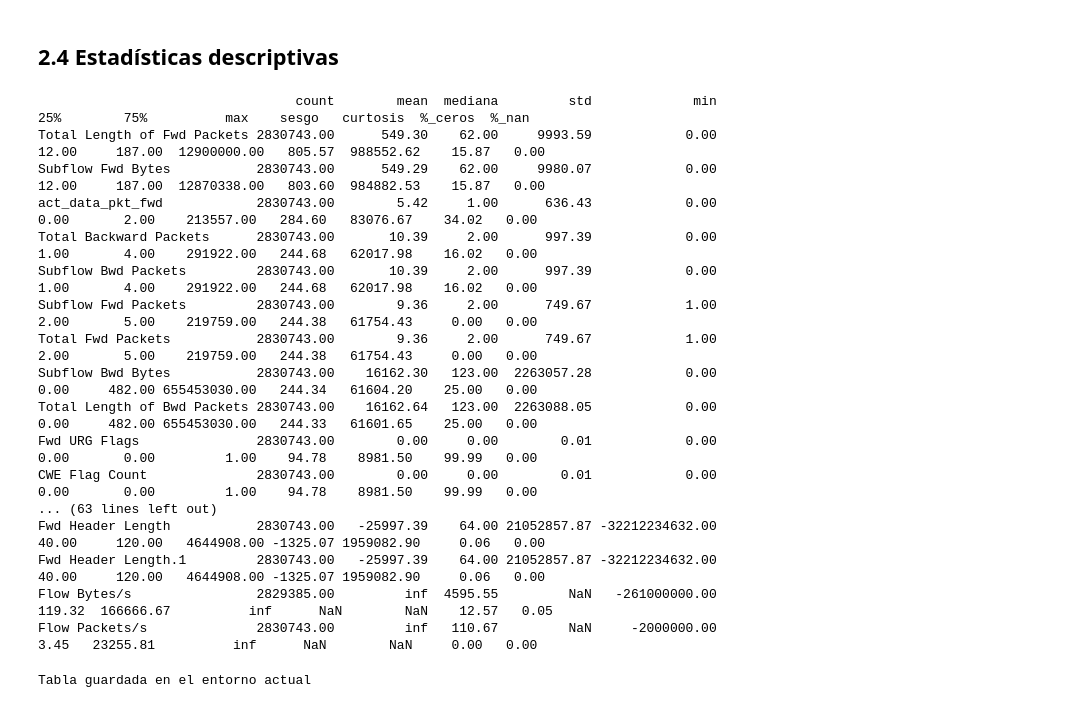
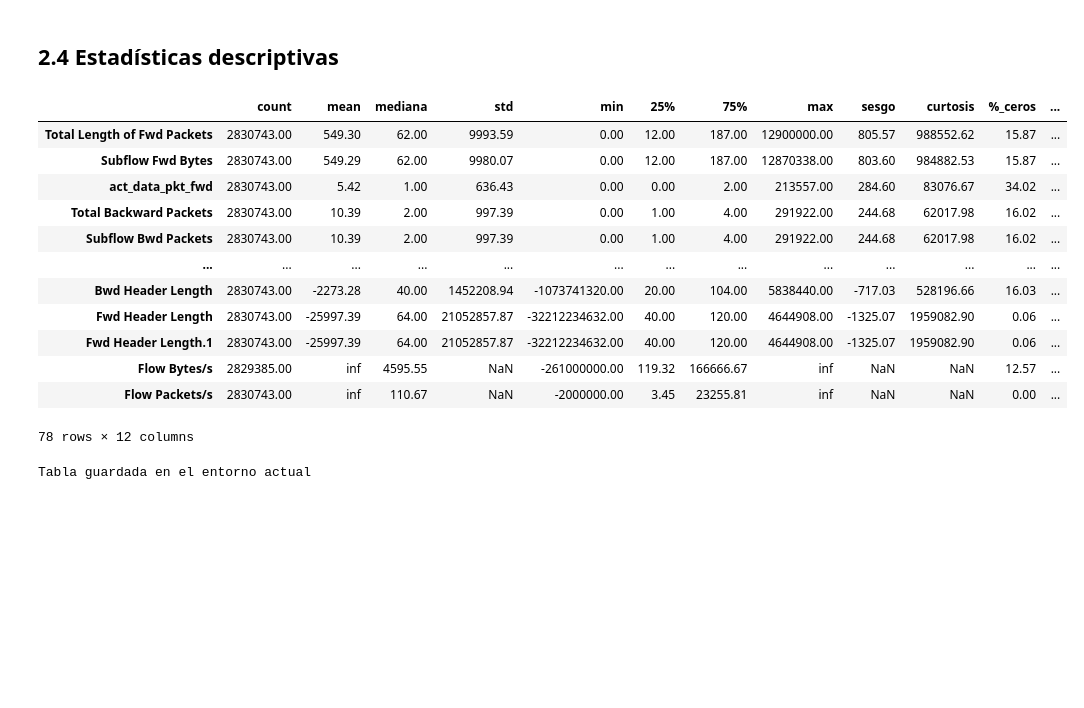
Before and after one commit to jotaeleb/tif-ciencias-de-datos, a Jupyter notebook: notebooks/proyecto.ipynb, the cells around one changed output. Drawn from its saved outputs; the diff is of its cells as text; code cells hidden in the pictures; blank space fills up the shorter version.

```diff
--- a/notebooks/proyecto.ipynb
+++ b/notebooks/proyecto.ipynb
@@ -247,42 +247,38 @@ Los 3 ataques más frecuentes son: DoS Hulk, PortScan y DDoS. Mientras que Heart
 # %%
 # Estadísticos completos
 
 pd.set_option('display.float_format', '{:.2f}'.format) # Desactivar notación científica
 
 # Calcular estadísticos base
 desc = df[num_cols].describe().T
 
 # Métricas adicionales útiles para el EDA
 desc['mediana'] = df[num_cols].median()
 desc['sesgo'] = df[num_cols].skew()
 desc['curtosis'] = df[num_cols].kurtosis()
 desc['%_ceros'] = (df[num_cols] == 0).mean() * 100
 desc['%_nan'] = df[num_cols].isnull().mean() * 100
 
 # Ordenar por sesgo
 desc_sorted = desc.sort_values('sesgo', ascending=False)
 
-print(desc_sorted[['count', 'mean', 'mediana', 'std', 'min',
+desc_sorted[['count', 'mean', 'mediana', 'std', 'min',
                     '25%', '75%', 'max', 'sesgo', 'curtosis',
-                    '%_ceros', '%_nan']].to_string())
+                    '%_ceros', '%_nan']]
 # %% [output]
+|  | count | mean | mediana | std | min | 25% | 75% | max | sesgo | curtosis | %_ceros | ... |
+| Total Length of Fwd Packets | 2830743.00 | 549.30 | 62.00 | 9993.59 | 0.00 | 12.00 | 187.00 | 12900000.00 | 805.57 | 988552.62 | 15.87 | ... |
+| Subflow Fwd Bytes | 2830743.00 | 549.29 | 62.00 | 9980.07 | 0.00 | 12.00 | 187.00 | 12870338.00 | 803.60 | 984882.53 | 15.87 | ... |
+| act_data_pkt_fwd | 2830743.00 | 5.42 | 1.00 | 636.43 | 0.00 | 0.00 | 2.00 | 213557.00 | 284.60 | 83076.67 | 34.02 | ... |
+| Total Backward Packets | 2830743.00 | 10.39 | 2.00 | 997.39 | 0.00 | 1.00 | 4.00 | 291922.00 | 244.68 | 62017.98 | 16.02 | ... |
+| Subflow Bwd Packets | 2830743.00 | 10.39 | 2.00 | 997.39 | 0.00 | 1.00 | 4.00 | 291922.00 | 244.68 | 62017.98 | 16.02 | ... |
+| ... | ... | ... | ... | ... | ... | ... | ... | ... | ... | ... | ... | ... |
+| Bwd Header Length | 2830743.00 | -2273.28 | 40.00 | 1452208.94 | -1073741320.00 | 20.00 | 104.00 | 5838440.00 | -717.03 | 528196.66 | 16.03 | ... |
+| Fwd Header Length | 2830743.00 | -25997.39 | 64.00 | 21052857.87 | -32212234632.00 | 40.00 | 120.00 | 4644908.00 | -1325.07 | 1959082.90 | 0.06 | ... |
+| Fwd Header Length.1 | 2830743.00 | -25997.39 | 64.00 | 21052857.87 | -32212234632.00 | 40.00 | 120.00 | 4644908.00 | -1325.07 | 1959082.90 | 0.06 | ... |
+| Flow Bytes/s | 2829385.00 | inf | 4595.55 | NaN | -261000000.00 | 119.32 | 166666.67 | inf | NaN | NaN | 12.57 | ... |
+| Flow Packets/s | 2830743.00 | inf | 110.67 | NaN | -2000000.00 | 3.45 | 23255.81 | inf | NaN | NaN | 0.00 | ... |
-                                 count        mean  mediana         std             min    25%        75%          max    sesgo   curtosis  %_ceros  %_nan
-Total Length of Fwd Packets 2830743.00      549.30    62.00     9993.59            0.00  12.00     187.00  12900000.00   805.57  988552.62    15.87   0.00
-Subflow Fwd Bytes           2830743.00      549.29    62.00     9980.07            0.00  12.00     187.00  12870338.00   803.60  984882.53    15.87   0.00
-act_data_pkt_fwd            2830743.00        5.42     1.00      636.43            0.00   0.00       2.00    213557.00   284.60   83076.67    34.02   0.00
-Total Backward Packets      2830743.00       10.39     2.00      997.39            0.00   1.00       4.00    291922.00   244.68   62017.98    16.02   0.00
-Subflow Bwd Packets         2830743.00       10.39     2.00      997.39            0.00   1.00       4.00    291922.00   244.68   62017.98    16.02   0.00
-Subflow Fwd Packets         2830743.00        9.36     2.00      749.67            1.00   2.00       5.00    219759.00   244.38   61754.43     0.00   0.00
-Total Fwd Packets           2830743.00        9.36     2.00      749.67            1.00   2.00       5.00    219759.00   244.38   61754.43     0.00   0.00
-Subflow Bwd Bytes           2830743.00    16162.30   123.00  2263057.28            0.00   0.00     482.00 655453030.00   244.34   61604.20    25.00   0.00
-Total Length of Bwd Packets 2830743.00    16162.64   123.00  2263088.05            0.00   0.00     482.00 655453030.00   244.33   61601.65    25.00   0.00
-Fwd URG Flags               2830743.00        0.00     0.00        0.01            0.00   0.00       0.00         1.00    94.78    8981.50    99.99   0.00
-CWE Flag Count              2830743.00        0.00     0.00        0.01            0.00   0.00       0.00         1.00    94.78    8981.50    99.99   0.00
-... (63 lines left out)
-Fwd Header Length           2830743.00   -25997.39    64.00 21052857.87 -32212234632.00  40.00     120.00   4644908.00 -1325.07 1959082.90     0.06   0.00
-Fwd Header Length.1         2830743.00   -25997.39    64.00 21052857.87 -32212234632.00  40.00     120.00   4644908.00 -1325.07 1959082.90     0.06   0.00
-Flow Bytes/s                2829385.00         inf  4595.55         NaN   -261000000.00 119.32  166666.67          inf      NaN        NaN    12.57   0.05
-Flow Packets/s              2830743.00         inf   110.67         NaN     -2000000.00   3.45   23255.81          inf      NaN        NaN     0.00   0.00
+78 rows × 12 columns
 # %%
 # Guardar la tabla descriptiva
 desc_sorted.to_csv(f'estadisticos_descriptivos.csv')
```
